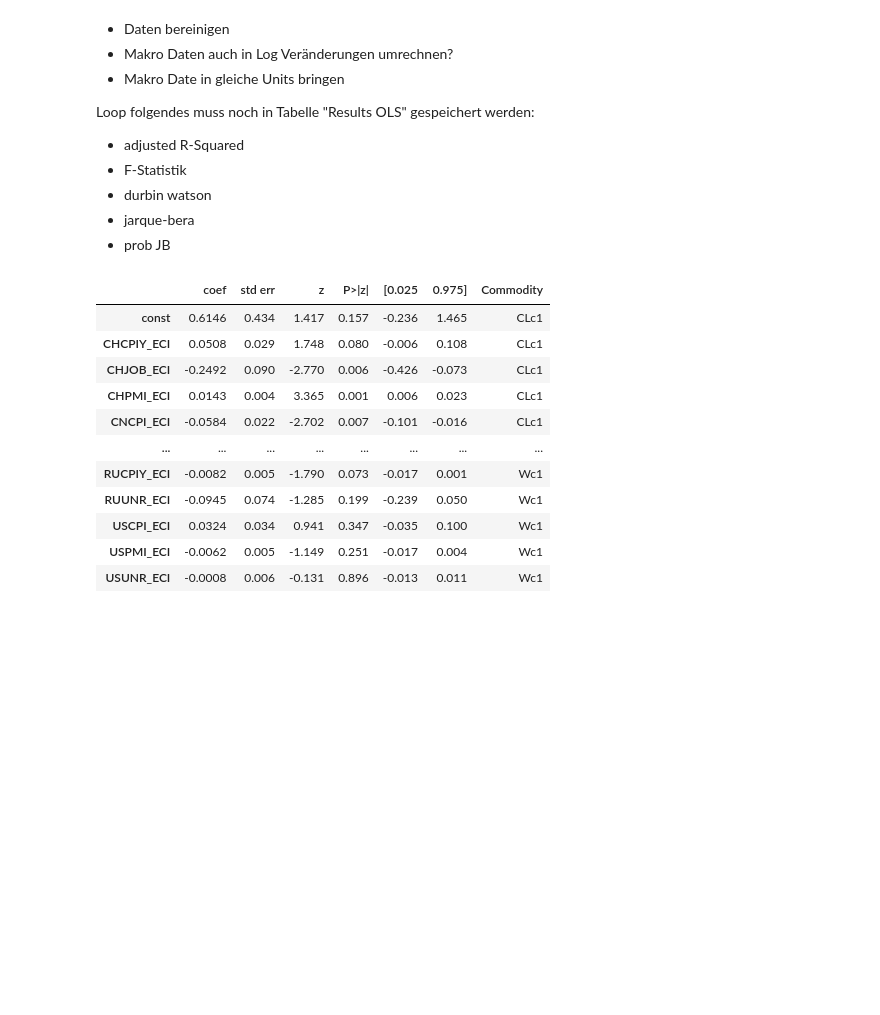
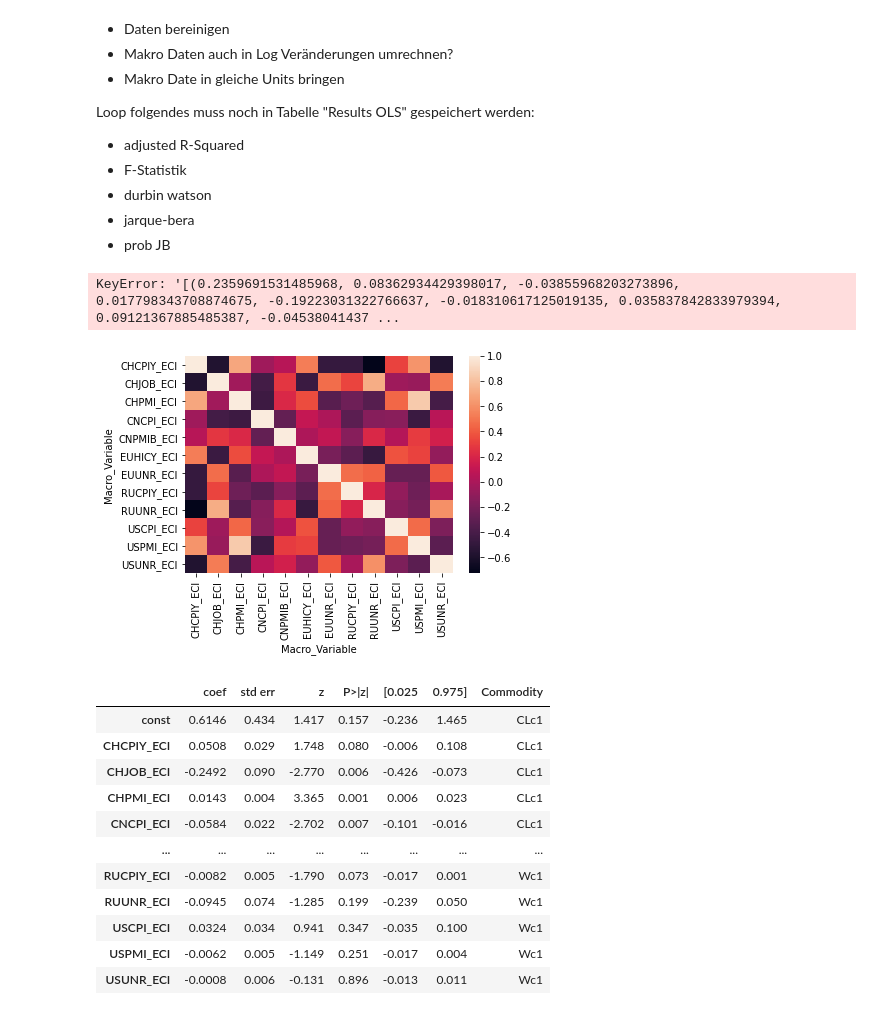
Before and after one commit to Liomat97/AQM, a Jupyter notebook: AQM_Analyse.ipynb, the cells around one changed output. Saved outputs shown, nothing was run; the diff lists cells and outputs as text; code cells hidden in the pictures; blank space fills up the shorter version.

Commit message:
added Correlation Matrix

```diff
--- a/AQM_Analyse.ipynb
+++ b/AQM_Analyse.ipynb
@@ -138,8 +138,6 @@ macro_data
 | 2021-11-30 | 1.5 | 2.5 | 63.8 | 2.3 | 50.1 | 4.9 | 7.1 | 8.4 | ... |
 | 2021-12-31 | 1.5 | 2.4 | 64.2 | 1.5 | 50.3 | 5.0 | 7.0 | 8.4 | ... |
 120 rows × 12 columns
-# %%
-Commodities = Commodities.drop(columns=['LCOc1'], axis=1)
 # %%
 Commodities.describe()
 # %% [output]
@@ -200,9 +198,9 @@ model = sm.OLS(y,x, missing = 'drop')
 results = model.fit(cov_type='HAC', cov_kwds={'maxlags':1})
 #print(results.summary())
 
-
-#vif = vif_cal(input_data=macro_data[['CHCPIY_ECI', 'CHJOB_ECI']], dependent_col=Commodities['CLc1'])
-#vif
+vif_cal(input_data=macro_data[['CHCPIY_ECI','CHJOB_ECI']], dependent_col=Commodities['CLc1'])
+# %% [output]
+KeyError: '[(0.2359691531485968, 0.08362934429398017, -0.03855968203273896, 0.017798343708874675, -0.19223031322766637, -0.018310617125019135, 0.035837842833979394, 0.09121367885485387, -0.04538041437 ...
 # %%
 #Create Table to save all Results from OLS:
 import statsmodels.api as sm
@@ -213,12 +211,16 @@ Breusch_Pagan = pd.DataFrame()
 
 len_comm_col = len(Commodities.columns)
 for col in range(0, len_comm_col):
+
+    #OLS Simulation for each Commodity:
     y = Commodities[Commodities.columns[col]]
     x = macro_data[['CHCPIY_ECI','CHJOB_ECI','CHPMI_ECI','CNCPI_ECI','CNPMIB_ECI','EUHICY_ECI','EUUNR_ECI','RUCPIY_ECI','RUUNR_ECI','USCPI_ECI','USPMI_ECI','USUNR_ECI']]
     x = sm.add_constant(x)
     model = sm.OLS(y,x, missing = 'drop')
     results = model.fit(cov_type='HAC', cov_kwds={'maxlags':1})
     #print(results.summary())
+
+
 
     # Breush Pagan Test for Heteroskedastic residuals
     regression1 = pd.DataFrame(y)
@@ -246,30 +248,37 @@ for col in range(0, len_comm_col):
     Results_OLS = Results_OLS.append(results)
     dfs = {}
     fs = results_summary
     for item in fs.tables[0].data:
         dfs[item[0].strip()] = item[1].strip()
         dfs[item[2].strip()] = item[3].strip()
     for item in fs.tables[2].data:
         dfs[item[0].strip()] = item[1].strip()
         dfs[item[2].strip()] = item[3].strip()
     dfs = pd.Series(dfs)
     dfs = pd.DataFrame(dfs)
     dfs.reset_index()
     dfs['Commodity'] = Commodities.columns[col]
     Top_results_OLS = Top_results_OLS.append(dfs)
     Top_results_OLS
 
     #Multicollinarity - VIF Calculation:
     #vif = vif_cal(input_data=x, dependent_col=y)
     #VIF_Results = VIF_Results.append(vif)
 
 
 Results_OLS.to_excel('OLS_Results_Bottom.xlsx')
 Top_results_OLS = Top_results_OLS.pivot(columns='Commodity', values=[0])
 Top_results_OLS = Top_results_OLS.droplevel(level=0, axis=1)
 Top_results_OLS.to_excel('OLS_Results_Top.xlsx')
 Breusch_Pagan = Breusch_Pagan.rename(columns={0:'Variable', 1:'Value'})
 Breusch_Pagan = Breusch_Pagan.set_index('Variable')
 Breusch_Pagan = Breusch_Pagan.pivot(columns='Commodity', values=['Value'])
 Breusch_Pagan = Breusch_Pagan.droplevel(level=0, axis=1)
 Breusch_Pagan.to_excel('Breusch_Pagan_Results.xlsx')
+
+#print Correlation Matrix -> braucht kein Loop, da überall immer das Gleiche:
+corr = macro_data[['CHCPIY_ECI','CHJOB_ECI','CHPMI_ECI','CNCPI_ECI','CNPMIB_ECI','EUHICY_ECI','EUUNR_ECI','RUCPIY_ECI','RUUNR_ECI','USCPI_ECI','USPMI_ECI','USUNR_ECI']].corr()
+corr.to_excel('Correlation_Matrix.xlsx')
+sns.heatmap(corr, xticklabels=corr.columns.values, yticklabels=corr.columns.values);
+# %% [output]
+[figure, added]
```
Also changed, not shown: parts of 1 cell of this notebook, 4 other files.
